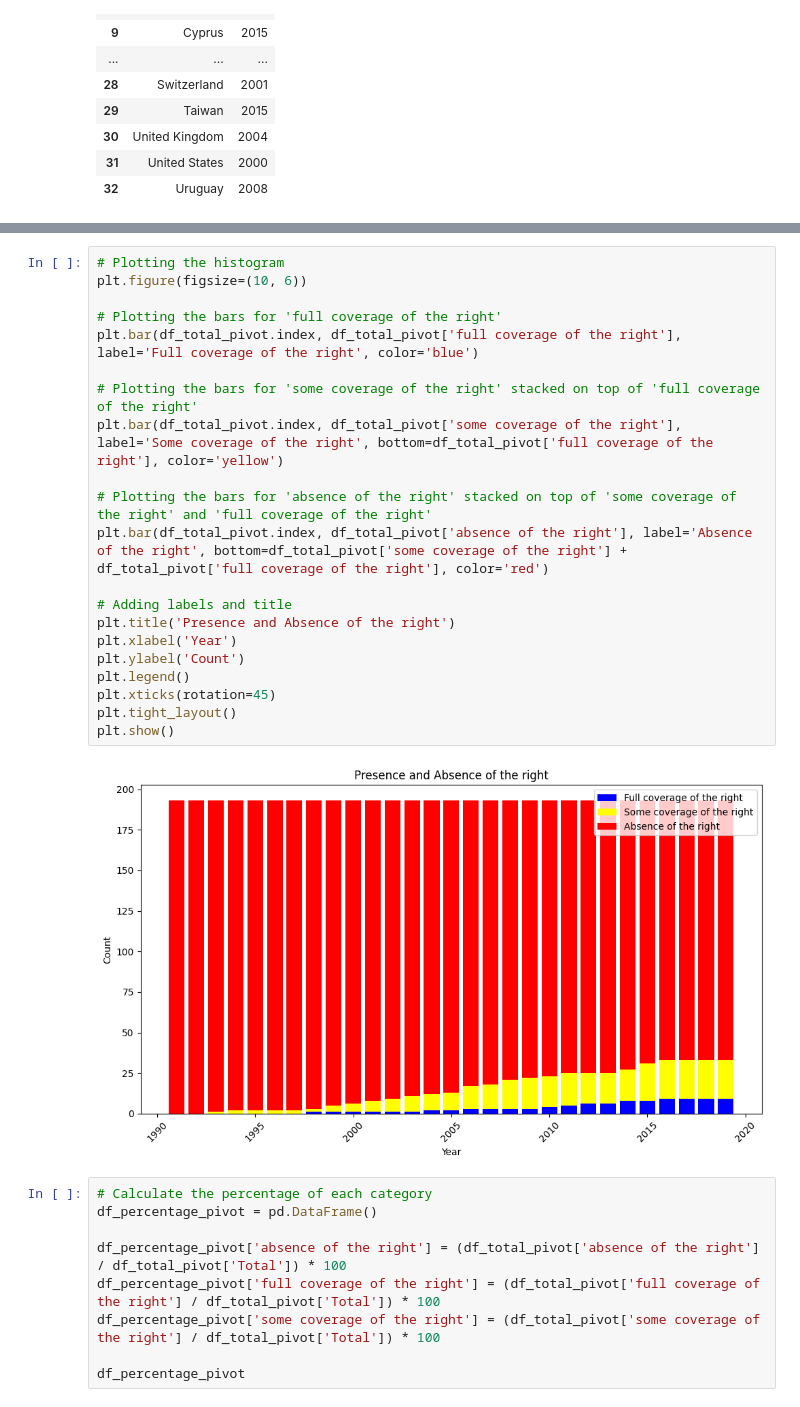
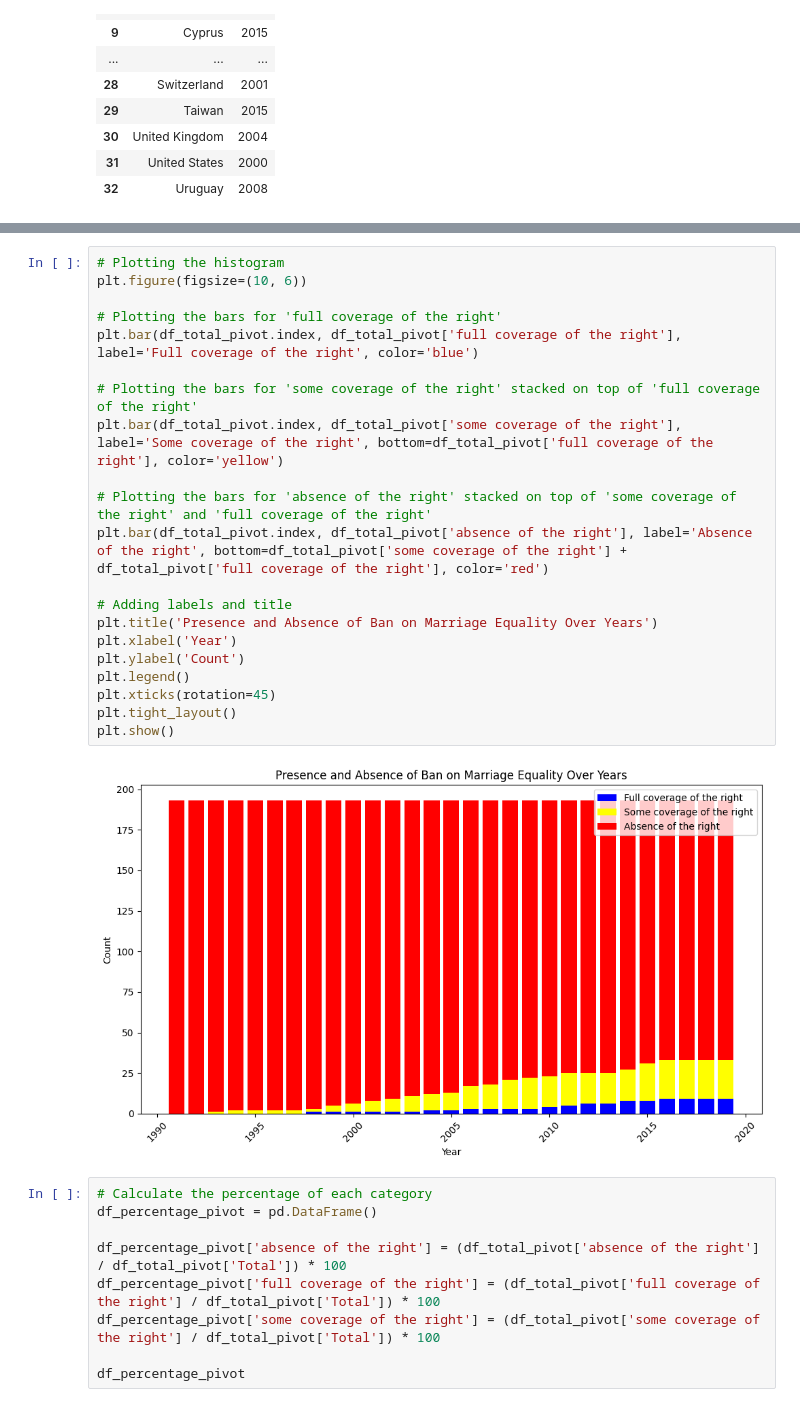
Before and after one commit to ChiaraParravicini/ADA_ItsJustAPhase, a Jupyter notebook: ItsJustAPhase.ipynb, the cells around one changed output, grey strips where cells are left out. Drawn from its saved outputs; the diff is of its cells as text.

```diff
--- a/ItsJustAPhase.ipynb
+++ b/ItsJustAPhase.ipynb
@@ -756,26 +821,26 @@ df_total_pivot
 # %%
 # Plotting the histogram
 plt.figure(figsize=(10, 6))
 
 # Plotting the bars for 'full coverage of the right'
 plt.bar(df_total_pivot.index, df_total_pivot['full coverage of the right'], label='Full coverage of the right', color='blue')
 
 # Plotting the bars for 'some coverage of the right' stacked on top of 'full coverage of the right'
 plt.bar(df_total_pivot.index, df_total_pivot['some coverage of the right'], label='Some coverage of the right', bottom=df_total_pivot['full coverage of the right'], color='yellow')
 
 # Plotting the bars for 'absence of the right' stacked on top of 'some coverage of the right' and 'full coverage of the right'
 plt.bar(df_total_pivot.index, df_total_pivot['absence of the right'], label='Absence of the right', bottom=df_total_pivot['some coverage of the right'] + df_total_pivot['full coverage of the right'], color='red')
 
 # Adding labels and title
-plt.title('Presence and Absence of the right')
+plt.title('Presence and Absence of Ban on Marriage Equality Over Years')
 plt.xlabel('Year')
 plt.ylabel('Count')
 plt.legend()
 plt.xticks(rotation=45)
 plt.tight_layout()
 plt.show()
 # %% [output]
-[figure, old version]
+[figure, new version]
 # %%
 # Calculate the percentage of each category
 df_percentage_pivot = pd.DataFrame()
```
Also changed, not shown: parts of 55 cells of this notebook.
